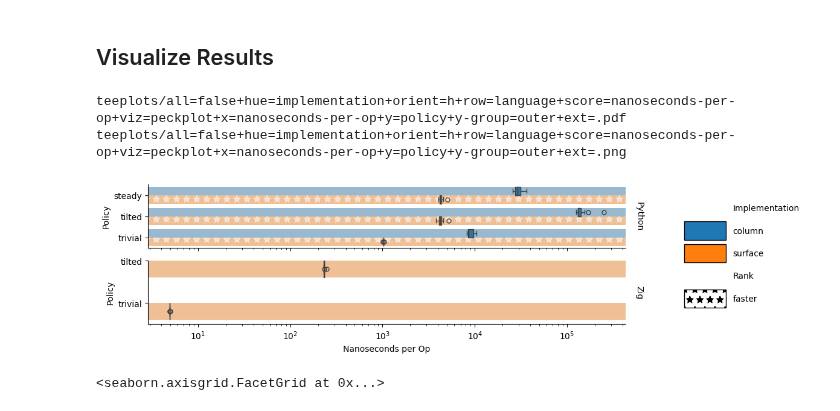
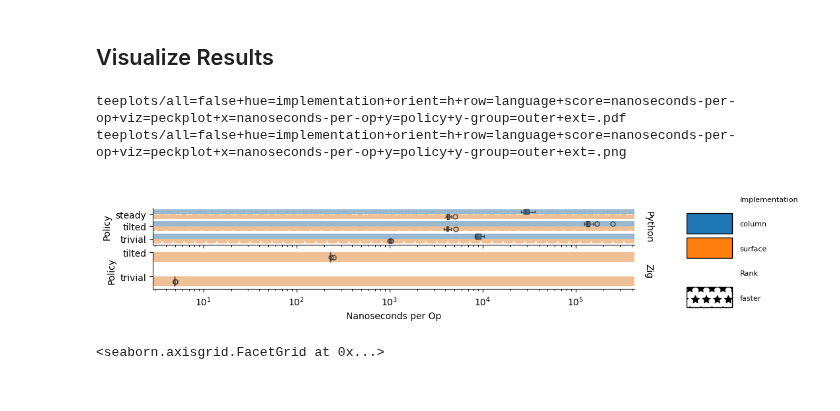
Before and after one commit to mmore500/hstrat-wafer-scale, a Jupyter notebook: binder/benchmark.ipynb, the cells around one changed output. Drawn from its saved outputs; the diff is of its cells as text; code cells hidden in the pictures.

```diff
--- a/binder/benchmark.ipynb
+++ b/binder/benchmark.ipynb
@@ -86,34 +87,39 @@ result.groupby(["Language", "Implementation", "Policy"])["Trivial Ratio"].agg(
 # %%
 tp.tee(
     pecking.peckplot,
     data=df[
         df["Policy"].isin(
             ["steady", "tilted", "trivial"],
         )
     ],
     y="Policy",
     x="Nanoseconds per Op",
     hue="Implementation",
     score="Nanoseconds per Op",
     row="Language",
     y_group="outer",
     sharey=False,
     orient="h",
-    aspect=7,
-    height=1.5,
+    aspect=12,
+    height=0.8,
     margin_titles=True,
     skimmers=[pecking.skim_lowest],
     skim_labels=["faster"],
     skim_hatches=["*"],
     log_scale=(True, False),
     facet_kws=dict(gridspec_kws={"wspace": 0.2, "hspace": 0.2}),
     teeplot_outattrs={
         "all": "false",
     },
-    teeplot_postprocess="plt.subplots_adjust(right=0.8); teed.axes.flat[1].set_ylim(2.5, 1); teed.set_titles(row_template='{row_name}');",
+    teeplot_postprocess="""
+plt.subplots_adjust(right=0.8);
+teed.axes.flat[1].set_ylim(2.5, 1);
+teed.set_titles(row_template='{row_name}');
+plt.setp(teed.legend.get_texts(), fontsize='8');
+plt.setp(teed.legend.get_title(), fontsize='10');""",
 )
 # %% [output]
 teeplots/all=false+hue=implementation+orient=h+row=language+score=nanoseconds-per-op+viz=peckplot+x=nanoseconds-per-op+y=policy+y-group=outer+ext=.pdf
 teeplots/all=false+hue=implementation+orient=h+row=language+score=nanoseconds-per-op+viz=peckplot+x=nanoseconds-per-op+y=policy+y-group=outer+ext=.png
-[figure, old version]
+[figure, new version]
 <seaborn.axisgrid.FacetGrid at 0x...>
```
Also changed, not shown: parts of 2 cells of this notebook, 5 other files.
